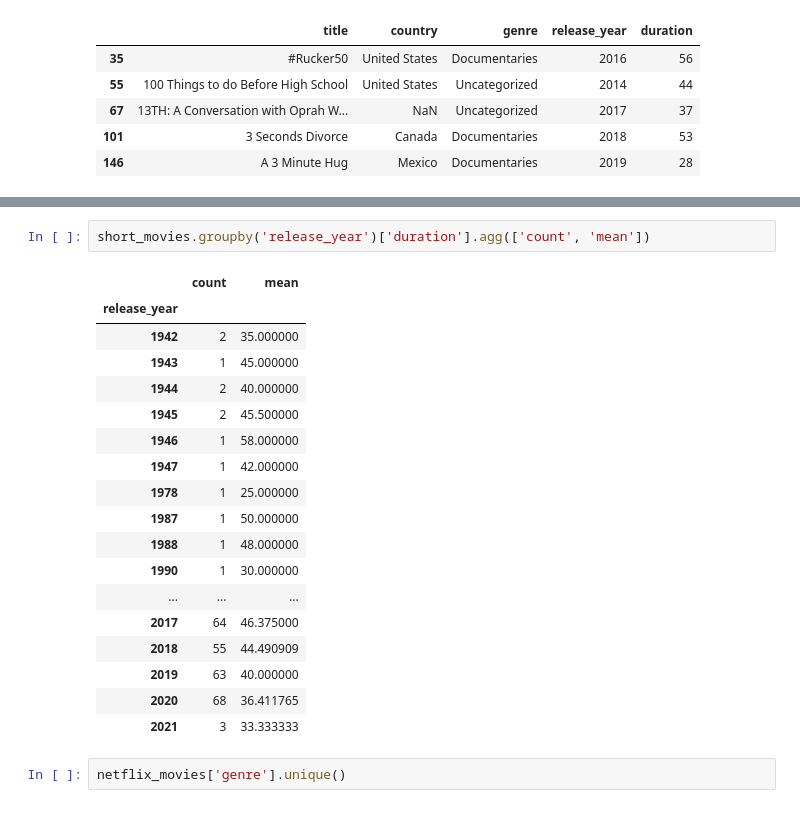
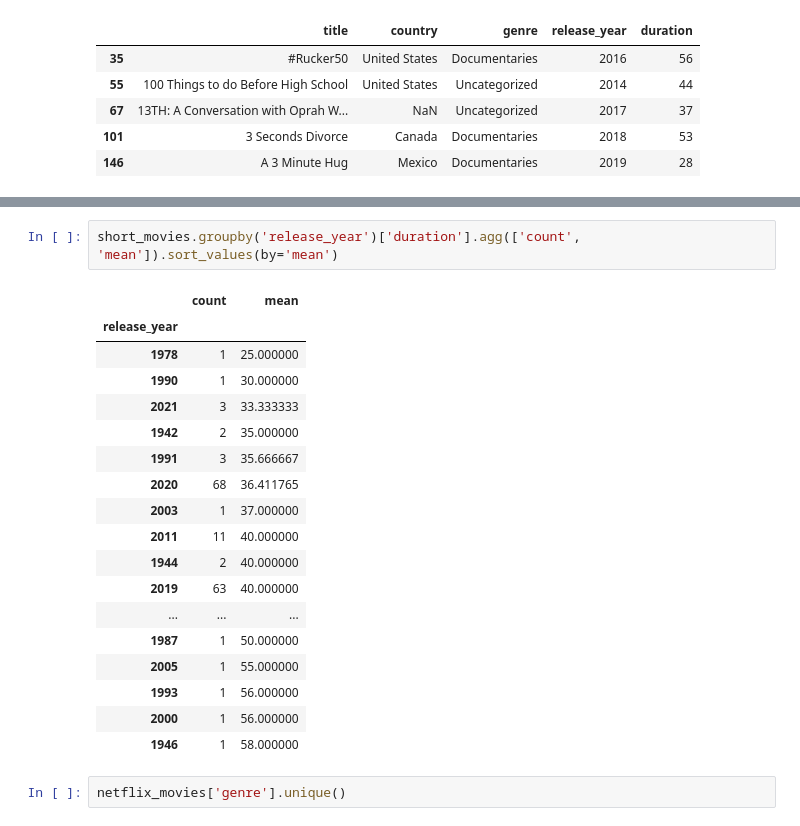
Before and after one commit to AnshuBantra/Python, a Jupyter notebook: Developer/003_Netflix_Project/notebook.ipynb, the cells around one changed output, grey strips where cells are left out. Cells and saved outputs as stored; diff of their text form.

```diff
--- a/Developer/003_Netflix_Project/notebook.ipynb
+++ b/Developer/003_Netflix_Project/notebook.ipynb
@@ -109,24 +109,24 @@ Name: duration, dtype: float64
 # %%
-short_movies.groupby('release_year')['duration'].agg(['count', 'mean'])
+short_movies.groupby('release_year')['duration'].agg(['count', 'mean']).sort_values(by='mean')
 # %% [output]
 |  | count | mean |
 | release_year |  |  |
+| 1978 | 1 | 25.000000 |
+| 1990 | 1 | 30.000000 |
+| 2021 | 3 | 33.333333 |
 | 1942 | 2 | 35.000000 |
-| 1943 | 1 | 45.000000 |
+| 1991 | 3 | 35.666667 |
+| 2020 | 68 | 36.411765 |
+| 2003 | 1 | 37.000000 |
+| 2011 | 11 | 40.000000 |
 | 1944 | 2 | 40.000000 |
-| 1945 | 2 | 45.500000 |
+| 2019 | 63 | 40.000000 |
+| ... | ... | ... |
+| 1987 | 1 | 50.000000 |
+| 2005 | 1 | 55.000000 |
+| 1993 | 1 | 56.000000 |
+| 2000 | 1 | 56.000000 |
 | 1946 | 1 | 58.000000 |
-| 1947 | 1 | 42.000000 |
-| 1978 | 1 | 25.000000 |
-| 1987 | 1 | 50.000000 |
-| 1988 | 1 | 48.000000 |
-| 1990 | 1 | 30.000000 |
-| ... | ... | ... |
-| 2017 | 64 | 46.375000 |
-| 2018 | 55 | 44.490909 |
-| 2019 | 63 | 40.000000 |
-| 2020 | 68 | 36.411765 |
-| 2021 | 3 | 33.333333 |
 # %%
 netflix_movies['genre'].unique()
 # %% [output]
```
Also changed, not shown: parts of 7 cells of this notebook, 24 other files.
